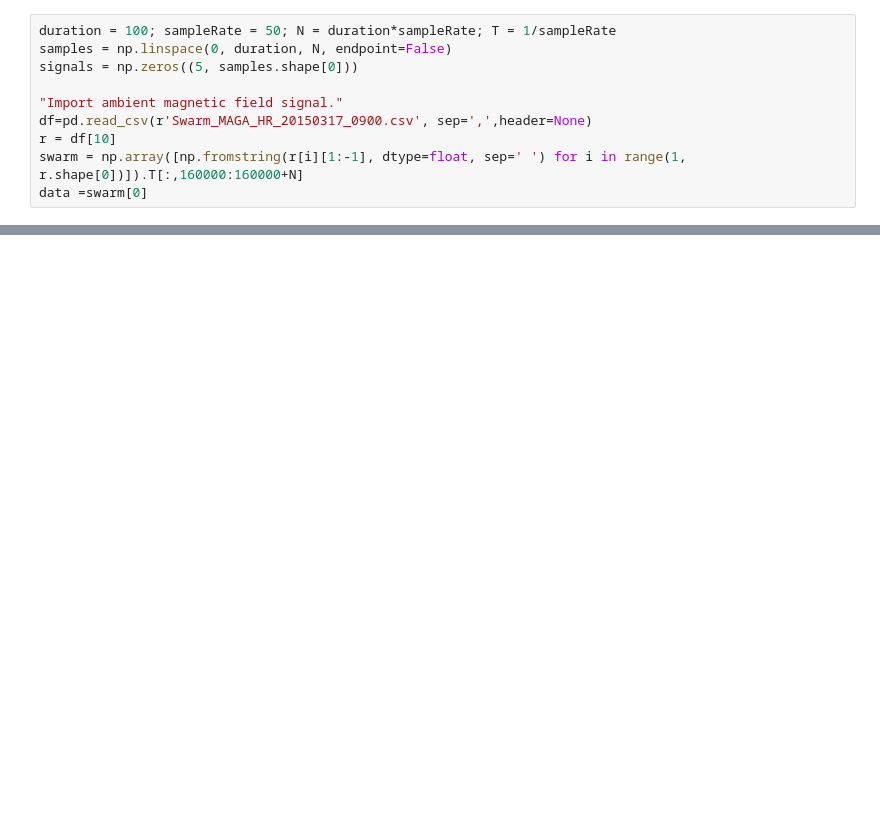
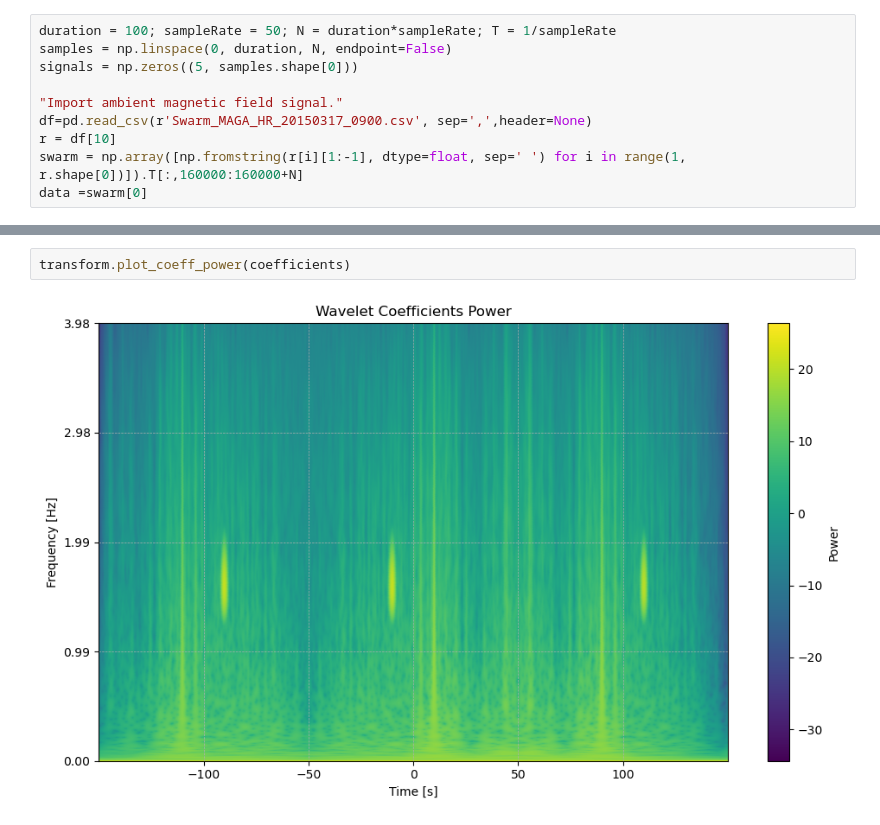
Before and after one commit to aphoffmann/wavelets, a Jupyter notebook: Swarm_test.ipynb, the cells around one changed output, grey strips where cells are left out. Drawn from its saved outputs; the diff is of its cells as text; blank space fills up the shorter version.

```diff
--- a/Swarm_test.ipynb
+++ b/Swarm_test.ipynb
@@ -55,2 +57,6 @@ Reconstruction error: 1.5354393531443307e-07
+# %%
+transform.plot_coeff_power(coefficients)
+# %% [output]
+[figure, added]
 # %%
 fig, ax = plt.subplots(2, 1, figsize=(10, 5))
```
Also changed, not shown: parts of 6 cells of this notebook, 1 other file.
